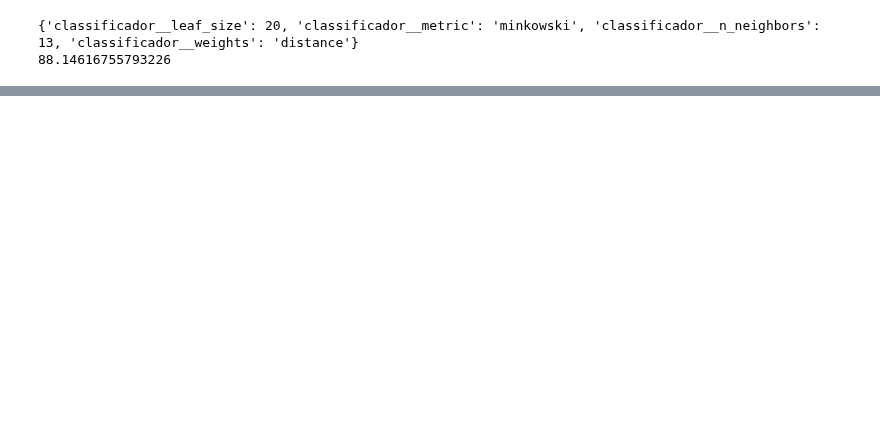
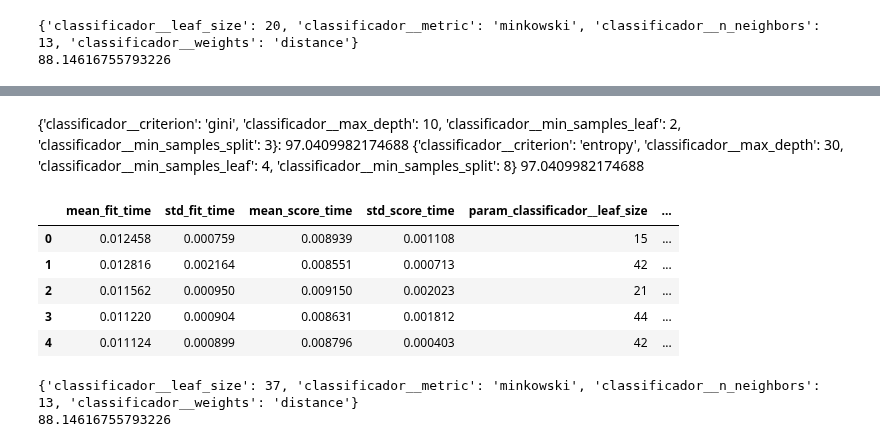
Before and after one commit to inf032/introducaoML, a Jupyter notebook: Farmaco_Otimizacao.ipynb, the cells around one changed output, grey strips where cells are left out. Drawn from its saved outputs; the diff is of its cells as text; code cells hidden in the pictures; blank space fills up the shorter version.

```diff
--- a/Farmaco_Otimizacao.ipynb
+++ b/Farmaco_Otimizacao.ipynb
@@ -520,0 +559,39 @@ scores.mean()
+# %% [markdown]
+{'classificador__criterion': 'gini', 'classificador__max_depth': 10, 'classificador__min_samples_leaf': 2, 'classificador__min_samples_split': 3}: 97.0409982174688 </p>
+{'classificador__criterion': 'entropy', 'classificador__max_depth': 30, 'classificador__min_samples_leaf': 4, 'classificador__min_samples_split': 8}
+97.0409982174688
+# %%
+espaco_de_parametros = {
+    'classificador__n_neighbors' : randint(1,20),
+    'classificador__leaf_size': randint(15,45),
+    'classificador__weights': ['uniform', 'distance'],
+    'classificador__metric': ['minkowski', 'chebyshev']
+}
+
+cv = KFold(n_splits = 5, shuffle=True, random_state=327)
+
+
+modelo = Pipeline(steps=[('step_one', col_transformer), ('ss',  StandardScaler()),
+                         ('imputer', ImputerWithMissingMark()), ('classificador', KNeighborsClassifier())])
+
+search = RandomizedSearchCV(modelo, espaco_de_parametros,
+                            n_iter = 30,
+                            cv = cv,
+                            random_state = SEED)
+
+search.fit(X_train, y_train)
+resultados = pd.DataFrame(search.cv_results_)
+resultados.head()
+# %% [output]
+|  | mean_fit_time | std_fit_time | mean_score_time | std_score_time | param_classificador__leaf_size | ... |
+| 0 | 0.012458 | 0.000759 | 0.008939 | 0.001108 | 15 | ... |
+| 1 | 0.012816 | 0.002164 | 0.008551 | 0.000713 | 42 | ... |
+| 2 | 0.011562 | 0.000950 | 0.009150 | 0.002023 | 21 | ... |
+| 3 | 0.011220 | 0.000904 | 0.008631 | 0.001812 | 44 | ... |
+| 4 | 0.011124 | 0.000899 | 0.008796 | 0.000403 | 42 | ... |
+# %%
+print(search.best_params_)
+print(search.best_score_ * 100)
+# %% [output]
+{'classificador__leaf_size': 37, 'classificador__metric': 'minkowski', 'classificador__n_neighbors': 13, 'classificador__weights': 'distance'}
+88.14616755793226
```
Also changed, not shown: parts of 11 cells of this notebook.
